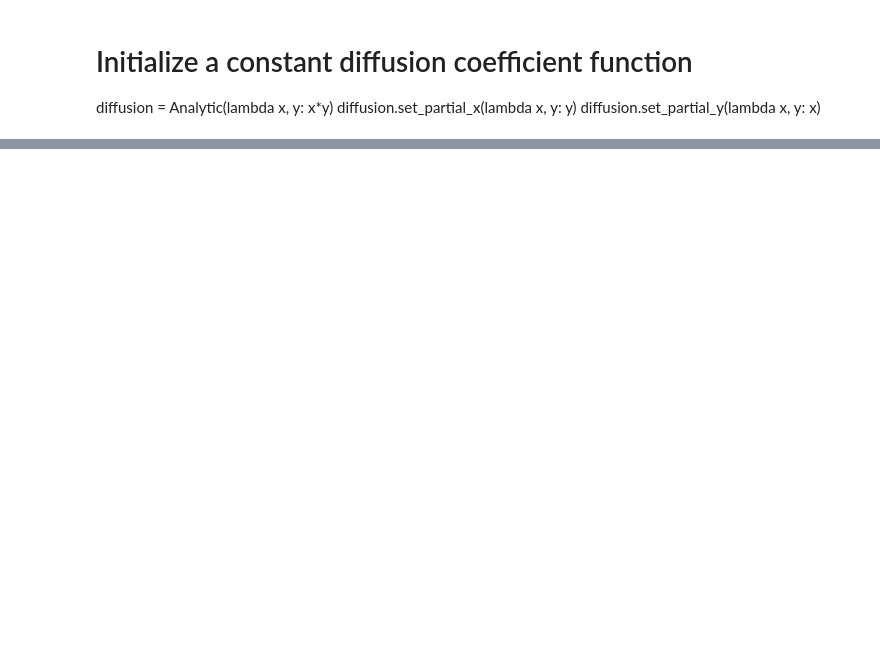
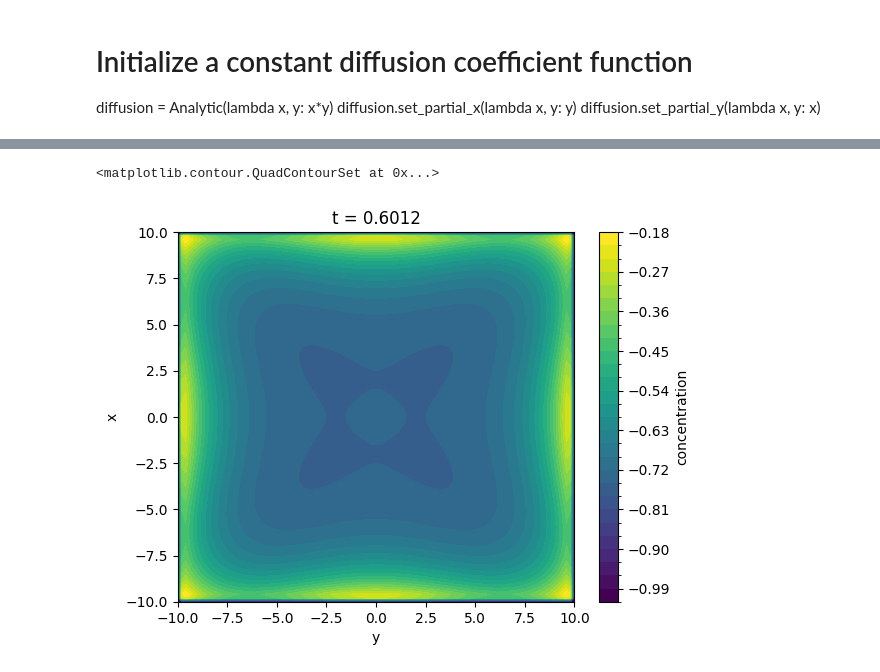
Before and after one commit to fongkenrui/A409_SeleniumDispersion, a Jupyter notebook: FW_test.ipynb, the cells around one changed output, grey strips where cells are left out. Cells and saved outputs as stored; diff of their text form; code cells hidden in the pictures; blank space fills up the shorter version.

```diff
--- a/FW_test.ipynb
+++ b/FW_test.ipynb
@@ -74,0 +83,7 @@ TypeError: 'int' object is not subscriptable
+# %%
+diff = test_gaussian(forward_euler_final)
+# %%
+xr.plot.contourf(diff.isel(t=100), levels=30)
+# %% [output]
+<matplotlib.contour.QuadContourSet at 0x...>
+[figure, added]
```
Also changed, not shown: parts of 10 cells of this notebook, 6 other files.
